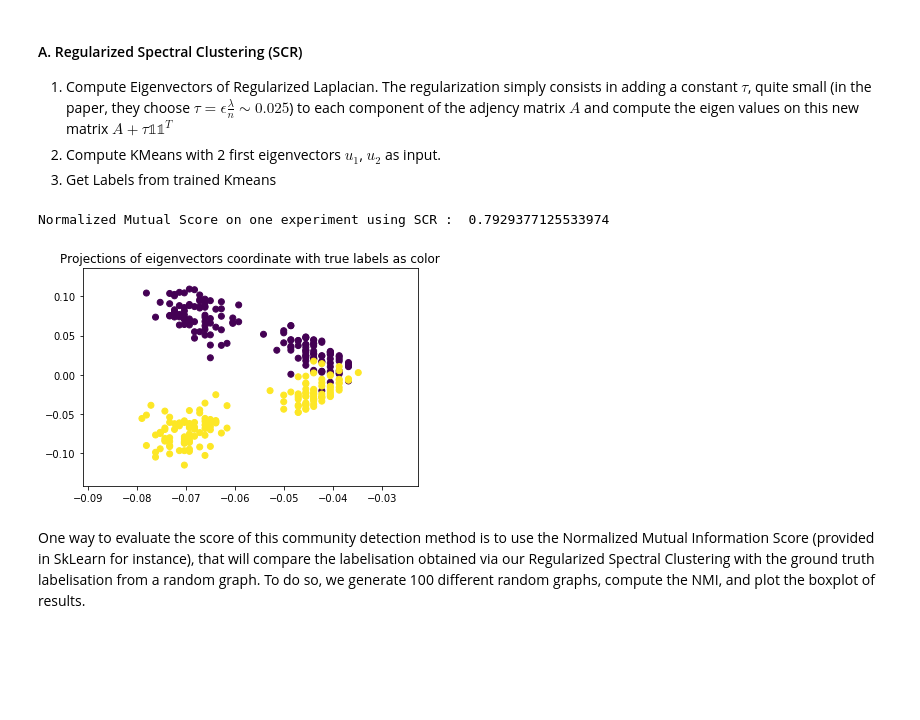
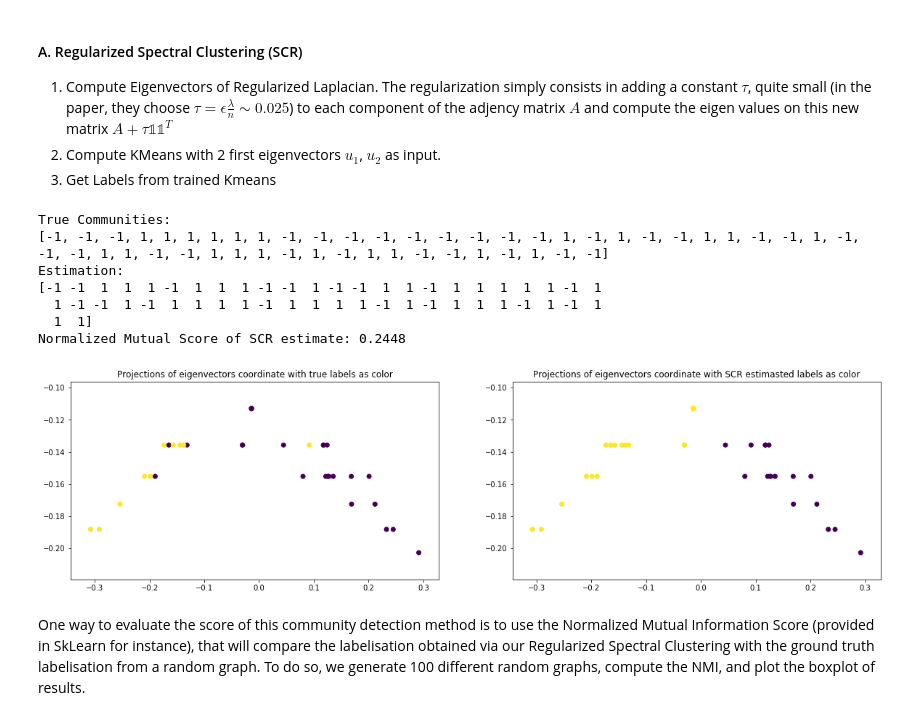
Before and after one commit to dam-grassman/community-project, a Jupyter notebook: Compressed Sensing.ipynb, the cells around one changed output. Cells and saved outputs as stored; diff of their text form; code cells hidden in the pictures; blank space fills up the shorter version.

```diff
--- a/Compressed Sensing.ipynb
+++ b/Compressed Sensing.ipynb
@@ -265,6 +294,6 @@ class DCSBM :
 # %%
-graph = SBM(n = 30, lambda_n = 5, r = 0.3, w = 1)
-graph = DCSBM(n = 30, lambda_n = 5, r = 0.3, w = 1)
+graph = Graph_Model(n = 30, lambda_n = 1.5, r = 0.3, w1=1, w2=3, gamma=0, pi=0.5) #SBM
+graph = Graph_Model(n = 30, lambda_n = 1.5, r = 0.3, w1=1, w2=3, gamma=0.5, pi=0.5)  #DCSBM
 # %% [markdown]
 ### Utils
 # %% [markdown]
@@ -454,2 +433,0 @@ np.mean(theta)
-# %%
-graph = DCSBM(n = 30, lambda_n = 1, r = 0.3, w = 3)
@@ -486,4 +543,0 @@ def eig_laplacian_regularized(A, k=2, tau = 0.01):
-# %%
-np.random.seed(8)
-graph = DCSBM(n = int(n/6), lambda_n = lambda_n/2, r = r, w = w)
-plot_network(graph)
@@ -494,4 +543,0 @@ plot_network(graph)
-# %%
-np.random.seed(8)
-graph = DCSBM(n = n, lambda_n = lambda_n, r = r, w = w)
-plot_network(graph)
@@ -535,19 +560,39 @@ of E[A] is provided by the eigenvectors of the regularized Laplacian."
 2. Compute KMeans with 2 first eigenvectors $u_1$, $u_2$ as input.
 3. Get Labels from trained Kmeans
 # %%
+# Test SCR
+
+print('True Communities:')
+print(graph.labels)
+
 # 1. Compute eigenvalues of Regularized Clustering
-V, Z = eig_laplacian_regularized(graph.adjency_matrix, k=2, tau= tau)
+Eig, D = eig_laplacian_regularized(graph.adjency_matrix, k=2, tau=tau)
+
 # 2. Train Kmeans on the two first eigenvectors (Z with k=2)
-Kmeans = KMeans(n_clusters=2, random_state=0, init ='random', n_init = 40).fit(Z)
+Kmeans = KMeans(n_clusters=2, random_state=37, init ='random', n_init = 40).fit(Eig[1])
 
-print('Normalized Mutual Score on one experiment using SCR : ', \
-      normalized_mutual_info_score(labels_true = graph.labels, labels_pred = Kmeans.labels_,
-                                         average_method='arithmetic'))
+print('Estimation:')
+print(Kmeans.labels_*2-1)
 
+
+print('Normalized Mutual Score of SCR estimate: {:.4f}'.format(graph.NMI(Kmeans.labels_*2-1)))
+
+
+plt.figure(figsize=(20,5))
+plt.subplot(121)
 plt.title('Projections of eigenvectors coordinate with true labels as color')
-plt.scatter(Z[:,0], Z[:,1], c = graph.labels)
+plt.scatter(Eig[1][:,0], Eig[1][:,1], c = graph.labels)
+plt.subplot(122)
+plt.title('Projections of eigenvectors coordinate with SCR estimasted labels as color')
+plt.scatter(Eig[1][:,0], Eig[1][:,1], c = Kmeans.labels_*2-1)
 plt.show()
 # %% [output]
-Normalized Mutual Score on one experiment using SCR :  0.7929377125533974
+True Communities:
+[-1, -1, -1, 1, 1, 1, 1, 1, 1, -1, -1, -1, -1, -1, -1, -1, -1, -1, 1, -1, 1, -1, -1, 1, 1, -1, -1, 1, -1, -1, -1, 1, 1, -1, -1, 1, 1, 1, -1, 1, -1, 1, 1, -1, -1, 1, -1, 1, -1, -1]
+Estimation:
+[-1 -1  1  1  1 -1  1  1  1 -1 -1  1 -1 -1  1  1 -1  1  1  1  1  1 -1  1
+  1 -1 -1  1 -1  1  1  1  1 -1  1  1  1  1 -1  1 -1  1  1  1 -1  1 -1  1
+  1  1]
+Normalized Mutual Score of SCR estimate: 0.2448
-[figure, old version]
+[figure, new version]
 # %%
```
Also changed, not shown: parts of 111 cells of this notebook, 1 other file.
